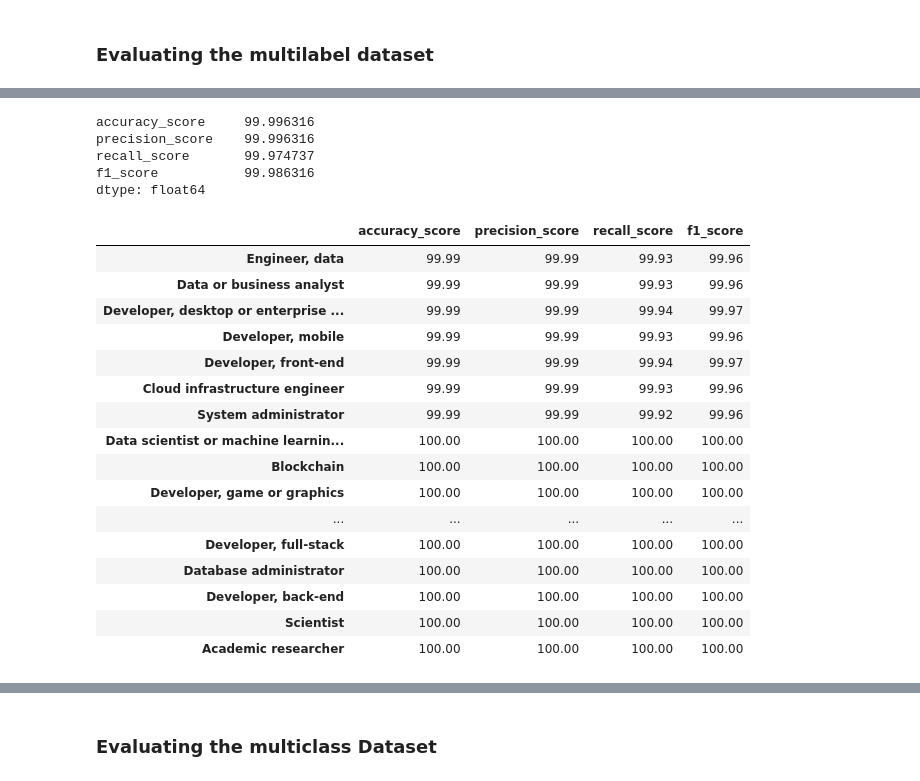
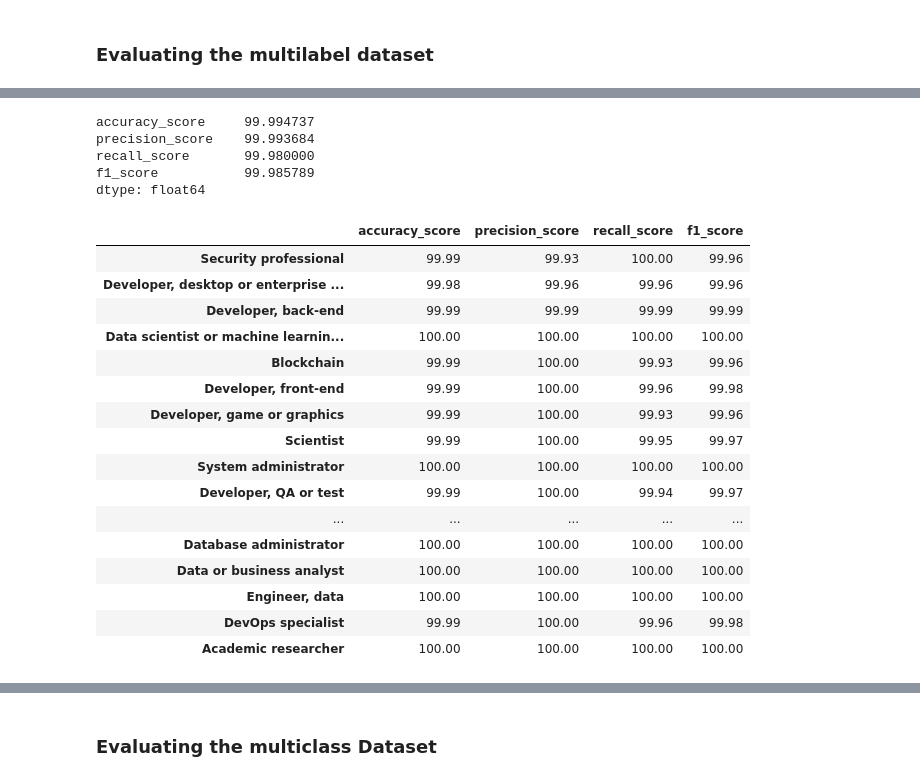
Before and after one commit to AlyAEE/Tech-Jobs-Prediction-Based-On-Your-Skillset-Project, a Jupyter notebook: Notebooks/04.Model Building.ipynb, the cells around one changed output, grey strips where cells are left out. Drawn from its saved outputs; the diff is of its cells as text; code cells hidden in the pictures.

```diff
--- a/Notebooks/04.Model Building.ipynb
+++ b/Notebooks/04.Model Building.ipynb
@@ -488,17 +510,11 @@ Pipeline(steps=[('randomforestclassifier',
 # %% [markdown]
 ### Evaluating the multilabel dataset
 # %%
-#create a dataframe contains the predictions to evaluate the training set
-predictions =  pd.DataFrame(rf_clf.predict(x_train),
-                            columns=y_train.columns)
+metrics=[accuracy_score, precision_score, recall_score, f1_score]
+train_scores, mean_train_scores= calculate_metrics(rf_clf,x_train,y_train, metrics)
 
-#create a dict for each type of score contains a dicts if each label and its value
-train_scores = {score.__name__: calculate_quality(y_train, predictions, score)
-                for score in [accuracy_score, precision_score, recall_score, f1_score]}
-
-#Convert the dict to dataframe
-train_scores = pd.concat(train_scores,axis=1)
-mean_train_scores = train_scores.mean()
+print(mean_train_scores)
+train_scores.sort_values("precision_score")
 # %% [output]
 [Parallel(n_jobs=8)]: Using backend ThreadingBackend with 8 concurrent workers.
 [Parallel(n_jobs=8)]: Done  34 tasks      | elapsed:    0.2s
@@ -506,26 +522,22 @@ mean_train_scores = train_scores.mean()
+accuracy_score     99.994737
+precision_score    99.993684
+recall_score       99.980000
+f1_score           99.985789
+dtype: float64
+|  | accuracy_score | precision_score | recall_score | f1_score |
+| Security professional | 99.99 | 99.93 | 100.00 | 99.96 |
+| Developer, desktop or enterprise ... | 99.98 | 99.96 | 99.96 | 99.96 |
+| Developer, back-end | 99.99 | 99.99 | 99.99 | 99.99 |
+| Data scientist or machine learnin... | 100.00 | 100.00 | 100.00 | 100.00 |
+| Blockchain | 99.99 | 100.00 | 99.93 | 99.96 |
+| Developer, front-end | 99.99 | 100.00 | 99.96 | 99.98 |
+| Developer, game or graphics | 99.99 | 100.00 | 99.93 | 99.96 |
+| Scientist | 99.99 | 100.00 | 99.95 | 99.97 |
+| System administrator | 100.00 | 100.00 | 100.00 | 100.00 |
+| Developer, QA or test | 99.99 | 100.00 | 99.94 | 99.97 |
+| ... | ... | ... | ... | ... |
+| Database administrator | 100.00 | 100.00 | 100.00 | 100.00 |
+| Data or business analyst | 100.00 | 100.00 | 100.00 | 100.00 |
+| Engineer, data | 100.00 | 100.00 | 100.00 | 100.00 |
+| DevOps specialist | 99.99 | 100.00 | 99.96 | 99.98 |
+| Academic researcher | 100.00 | 100.00 | 100.00 | 100.00 |
-# %%
-print(train_scores.mean())
-train_scores.sort_values("precision_score")
-# %% [output]
-accuracy_score     99.996316
-precision_score    99.996316
-recall_score       99.974737
-f1_score           99.986316
-dtype: float64
-|  | accuracy_score | precision_score | recall_score | f1_score |
-| Engineer, data | 99.99 | 99.99 | 99.93 | 99.96 |
-| Data or business analyst | 99.99 | 99.99 | 99.93 | 99.96 |
-| Developer, desktop or enterprise ... | 99.99 | 99.99 | 99.94 | 99.97 |
-| Developer, mobile | 99.99 | 99.99 | 99.93 | 99.96 |
-| Developer, front-end | 99.99 | 99.99 | 99.94 | 99.97 |
-| Cloud infrastructure engineer | 99.99 | 99.99 | 99.93 | 99.96 |
-| System administrator | 99.99 | 99.99 | 99.92 | 99.96 |
-| Data scientist or machine learnin... | 100.00 | 100.00 | 100.00 | 100.00 |
-| Blockchain | 100.00 | 100.00 | 100.00 | 100.00 |
-| Developer, game or graphics | 100.00 | 100.00 | 100.00 | 100.00 |
-| ... | ... | ... | ... | ... |
-| Developer, full-stack | 100.00 | 100.00 | 100.00 | 100.00 |
-| Database administrator | 100.00 | 100.00 | 100.00 | 100.00 |
-| Developer, back-end | 100.00 | 100.00 | 100.00 | 100.00 |
-| Scientist | 100.00 | 100.00 | 100.00 | 100.00 |
-| Academic researcher | 100.00 | 100.00 | 100.00 | 100.00 |
```
Also changed, not shown: parts of 94 cells of this notebook, 8 other files.
